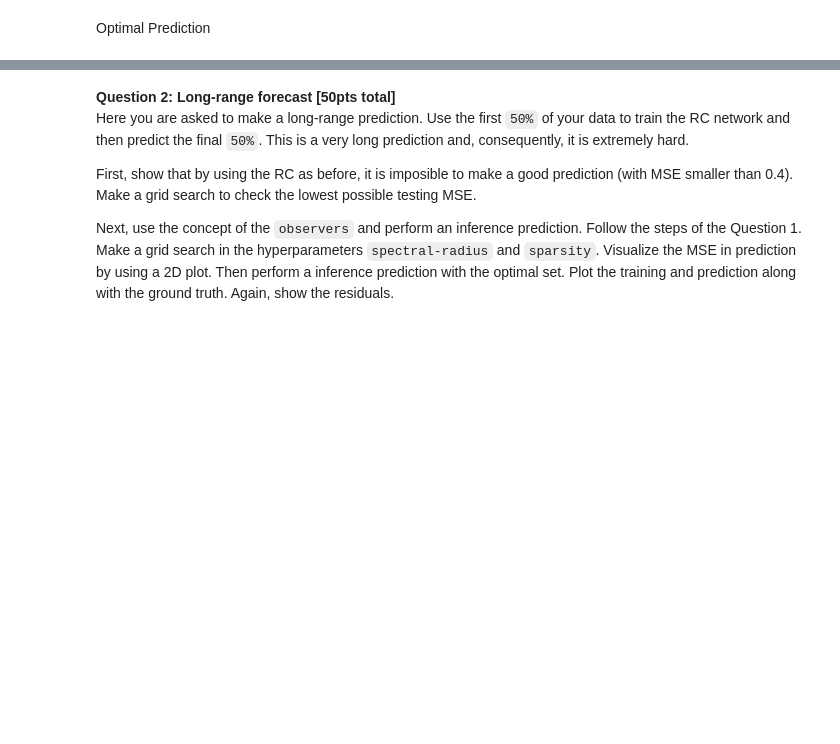
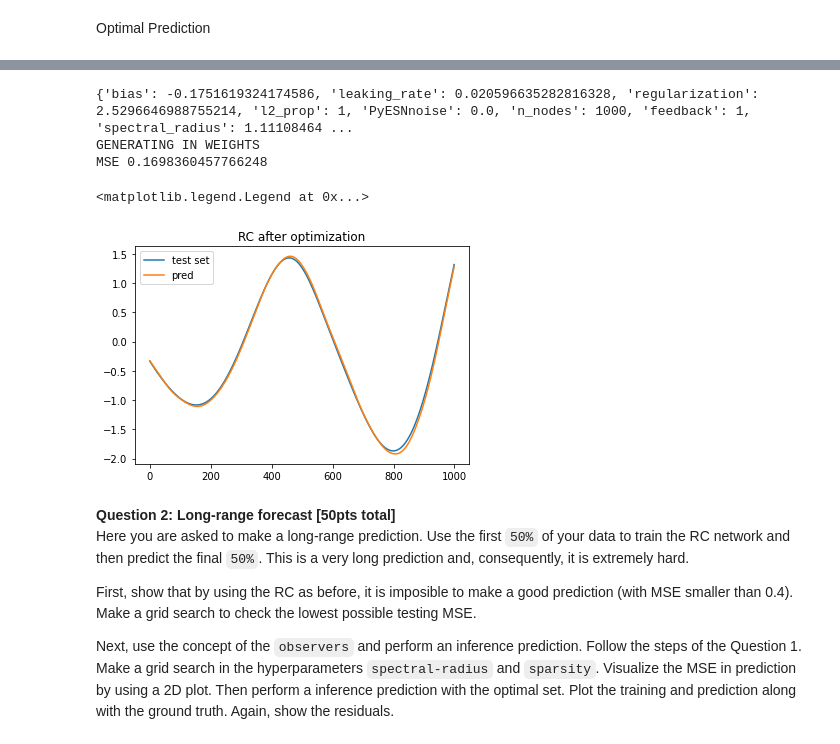
Before and after one commit to blindedjoy/RcTorch, a Jupyter notebook: hw6_209/cs109b_hw6_209.ipynb, the cells around one changed output, grey strips where cells are left out. Saved outputs shown, nothing was run; the diff lists cells and outputs as text; code cells hidden in the pictures; blank space fills up the shorter version.

```diff
--- a/hw6_209/cs109b_hw6_209.ipynb
+++ b/hw6_209/cs109b_hw6_209.ipynb
@@ -355,3 +389,30 @@ Optimal Prediction
+# %%
+print(vals)
+args = {#'spectral_radius': 1.8996232351439988,
+         #'connectivity': 0.0011162388892660801,
+         'regularization': 0.19174231072985962,
+         'leaking_rate': 0.006784089591855801,
+         'bias': -0.28530235579260005}
+torch.manual_seed(123)
+RC = EchoStateNetwork(**{**vals, **args}, backprop = False, epochs = 20)
+         #activation_f = sinsq, ) #bias = -10,
+
+RC.train( y = X95['train'], learning_rate = 5e-3)
+
+err, pred = RC.test(y = X95['target'],
+                     scoring_method = "nmse", steps_ahead = None)
+
+pl.plot(X95['target'], label = "test set")
+pl.plot(pred, label = "pred")
+print("MSE", torch.sum(X95['target']- pred).item()**2/len(pred))
+plt.title("RC after optimization")
+plt.legend()
+# %% [output]
+{'bias': -0.1751619324174586, 'leaking_rate': 0.020596635282816328, 'regularization': 2.5296646988755214, 'l2_prop': 1, 'PyESNnoise': 0.0, 'n_nodes': 1000, 'feedback': 1, 'spectral_radius': 1.11108464 ...
+GENERATING IN WEIGHTS
+MSE 0.1698360457766248
+<matplotlib.legend.Legend at 0x...>
+[figure, added]
 # %% [markdown]
 <div class='exercise'><b> Question 2:   Long-range forecast  [50pts total] </b></div>
 
```
Also changed, not shown: parts of 27 cells of this notebook, 2 other files.
